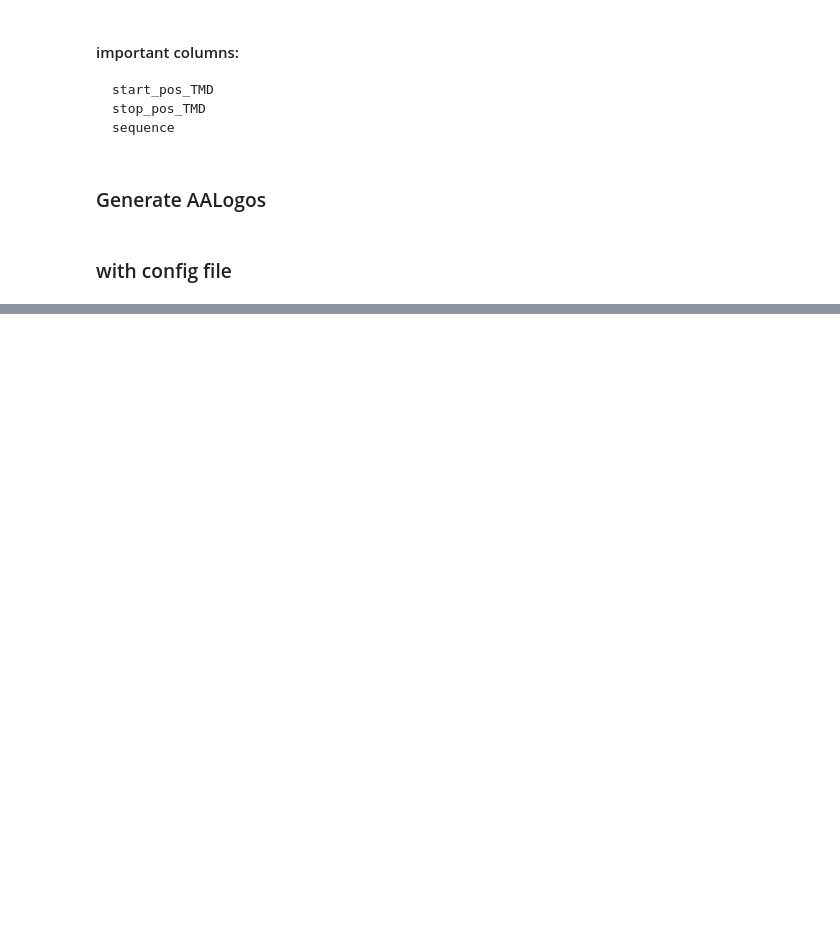
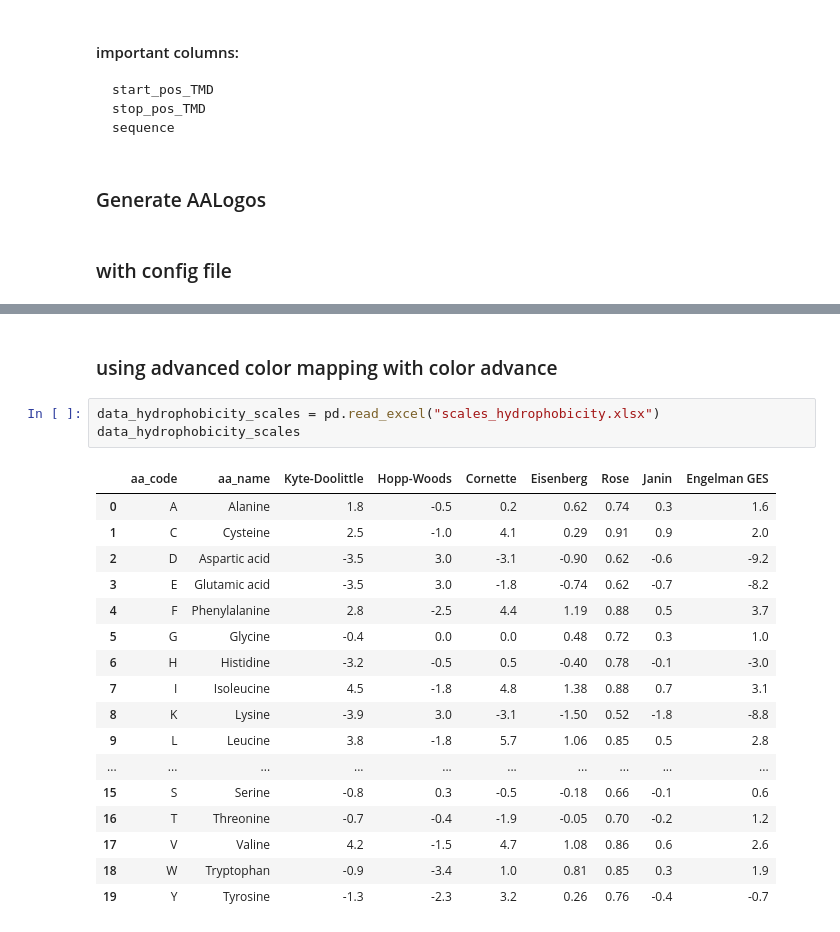
Before and after one commit to Freiherr5/AAlogo, a Jupyter notebook: Example.ipynb, the cells around one changed output, grey strips where cells are left out. Saved outputs shown, nothing was run; the diff lists cells and outputs as text; blank space fills up the shorter version.

```diff
--- a/Example.ipynb
+++ b/Example.ipynb
@@ -64,0 +68,23 @@ Example2_AAlogo.make_logo(df=test_data, name="Substrates_TMHMM", length_tmd=10,
+# %% [markdown]
+### using advanced color mapping with color advance
+# %%
+data_hydrophobicity_scales = pd.read_excel("scales_hydrophobicity.xlsx")
+data_hydrophobicity_scales
+# %% [output]
+|  | aa_code | aa_name | Kyte-Doolittle | Hopp-Woods | Cornette | Eisenberg | Rose | Janin | Engelman GES |
+| 0 | A | Alanine | 1.8 | -0.5 | 0.2 | 0.62 | 0.74 | 0.3 | 1.6 |
+| 1 | C | Cysteine | 2.5 | -1.0 | 4.1 | 0.29 | 0.91 | 0.9 | 2.0 |
+| 2 | D | Aspartic acid | -3.5 | 3.0 | -3.1 | -0.90 | 0.62 | -0.6 | -9.2 |
+| 3 | E | Glutamic acid | -3.5 | 3.0 | -1.8 | -0.74 | 0.62 | -0.7 | -8.2 |
+| 4 | F | Phenylalanine | 2.8 | -2.5 | 4.4 | 1.19 | 0.88 | 0.5 | 3.7 |
+| 5 | G | Glycine | -0.4 | 0.0 | 0.0 | 0.48 | 0.72 | 0.3 | 1.0 |
+| 6 | H | Histidine | -3.2 | -0.5 | 0.5 | -0.40 | 0.78 | -0.1 | -3.0 |
+| 7 | I | Isoleucine | 4.5 | -1.8 | 4.8 | 1.38 | 0.88 | 0.7 | 3.1 |
+| 8 | K | Lysine | -3.9 | 3.0 | -3.1 | -1.50 | 0.52 | -1.8 | -8.8 |
+| 9 | L | Leucine | 3.8 | -1.8 | 5.7 | 1.06 | 0.85 | 0.5 | 2.8 |
+| ... | ... | ... | ... | ... | ... | ... | ... | ... | ... |
+| 15 | S | Serine | -0.8 | 0.3 | -0.5 | -0.18 | 0.66 | -0.1 | 0.6 |
+| 16 | T | Threonine | -0.7 | -0.4 | -1.9 | -0.05 | 0.70 | -0.2 | 1.2 |
+| 17 | V | Valine | 4.2 | -1.5 | 4.7 | 1.08 | 0.86 | 0.6 | 2.6 |
+| 18 | W | Tryptophan | -0.9 | -3.4 | 1.0 | 0.81 | 0.85 | 0.3 | 1.9 |
+| 19 | Y | Tyrosine | -1.3 | -2.3 | 3.2 | 0.26 | 0.76 | -0.4 | -0.7 |
```
Also changed, not shown: parts of 7 cells of this notebook, 5 other files.
